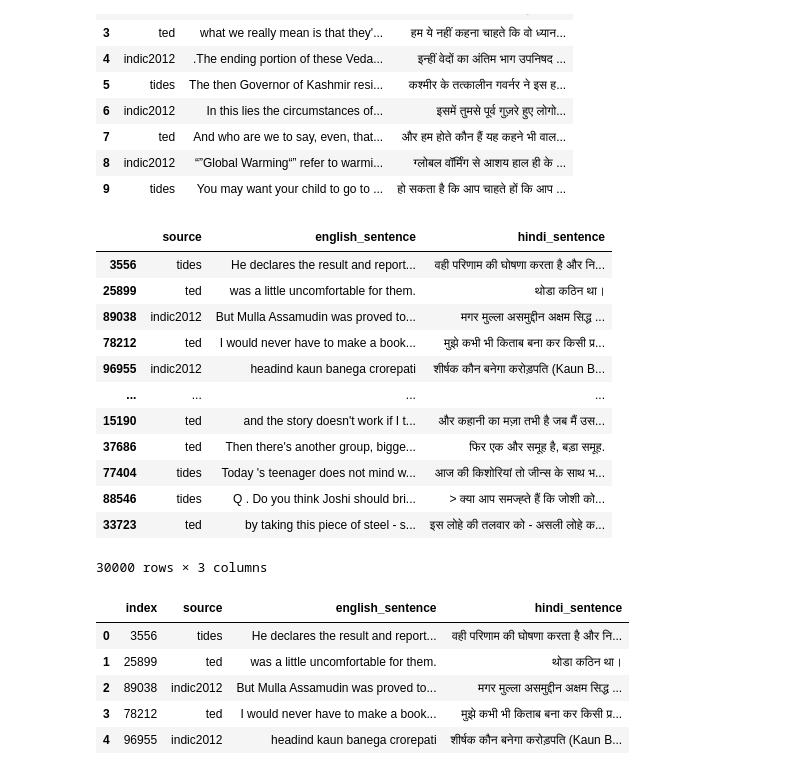
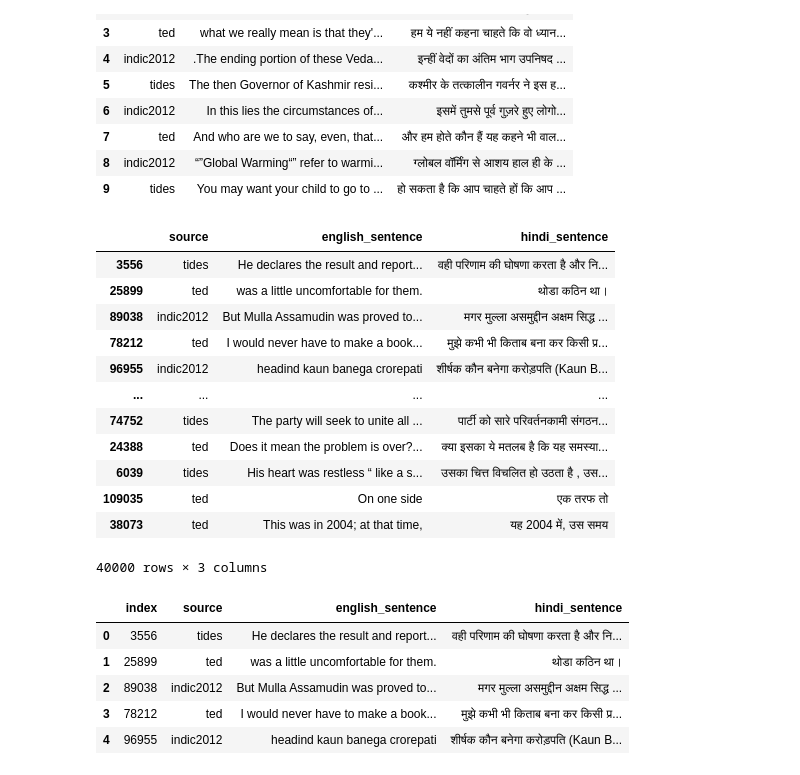
Before and after one commit to Rahul1582/Machine-Translation, a Jupyter notebook: Machine Translation Final.ipynb, the cells around one changed output. Cells and saved outputs as stored; diff of their text form; code cells hidden in the pictures.

```diff
--- a/Machine Translation Final.ipynb
+++ b/Machine Translation Final.ipynb
@@ -98,22 +96,22 @@ df.head(10)
 | 8 | indic2012 | “”Global Warming“” refer to warmi... | ग्लोबल वॉर्मिंग से आशय हाल ही के ... |
 | 9 | tides | You may want your child to go to ... | हो सकता है कि आप चाहते हों कि आप ... |
 # %%
-new_df=df.sample(n = 30000,random_state=42)
+new_df=df.sample(n = 40000,random_state=42)
 new_df
 # %% [output]
 |  | source | english_sentence | hindi_sentence |
 | 3556 | tides | He declares the result and report... | वही परिणाम की घोषणा करता है और नि... |
 | 25899 | ted | was a little uncomfortable for them. | थोडा कठिन था। |
 | 89038 | indic2012 | But Mulla Assamudin was proved to... | मगर मुल्ला असमुद्दीन अक्षम सिद्ध ... |
 | 78212 | ted | I would never have to make a book... | मुझे कभी भी किताब बना कर किसी प्र... |
 | 96955 | indic2012 | headind kaun banega crorepati | शीर्षक कौन बनेगा करोड़पति (Kaun B... |
 | ... | ... | ... | ... |
-| 15190 | ted | and the story doesn't work if I t... | और कहानी का मज़ा तभी है जब मैं उस... |
-| 37686 | ted | Then there's another group, bigge... | फिर एक और समूह है, बड़ा समूह. |
-| 77404 | tides | Today 's teenager does not mind w... | आज की किशोरियां तो जीन्स के साथ भ... |
-| 88546 | tides | Q . Do you think Joshi should bri... | > क्या आप समज्ह्ते हैं कि जोशी को... |
-| 33723 | ted | by taking this piece of steel - s... | इस लोहे की तलवार को - असली लोहे क... |
+| 74752 | tides | The party will seek to unite all ... | पार्टी को सारे परिवर्तनकामी संगठन... |
+| 24388 | ted | Does it mean the problem is over?... | क्या इसका ये मतलब है कि यह समस्या... |
+| 6039 | tides | His heart was restless “ like a s... | उसका चित्त विचलित हो उठता है , उस... |
+| 109035 | ted | On one side | एक तरफ तो |
+| 38073 | ted | This was in 2004; at that time, | यह 2004 में, उस समय |
-30000 rows × 3 columns
+40000 rows × 3 columns
 # %%
 new_df=new_df.reset_index()
 # %%
```
Also changed, not shown: parts of 38 cells of this notebook, 3 other files.
